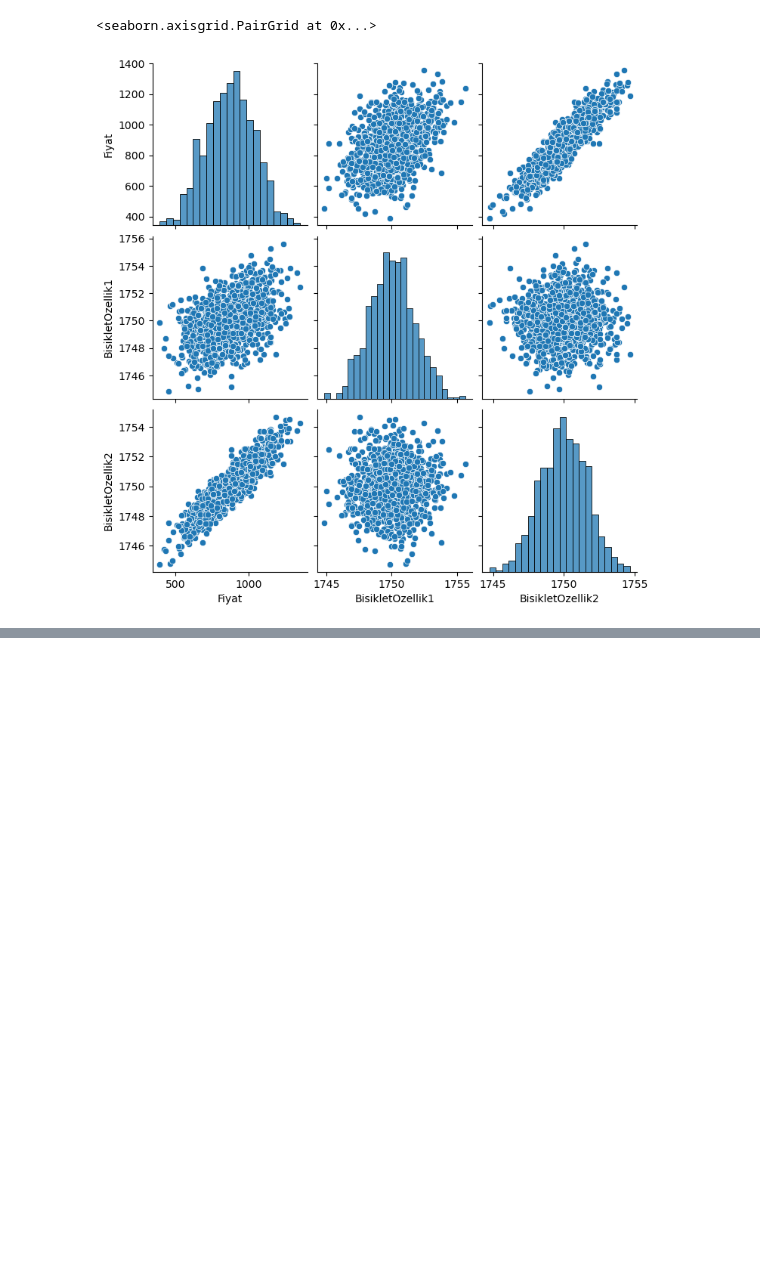
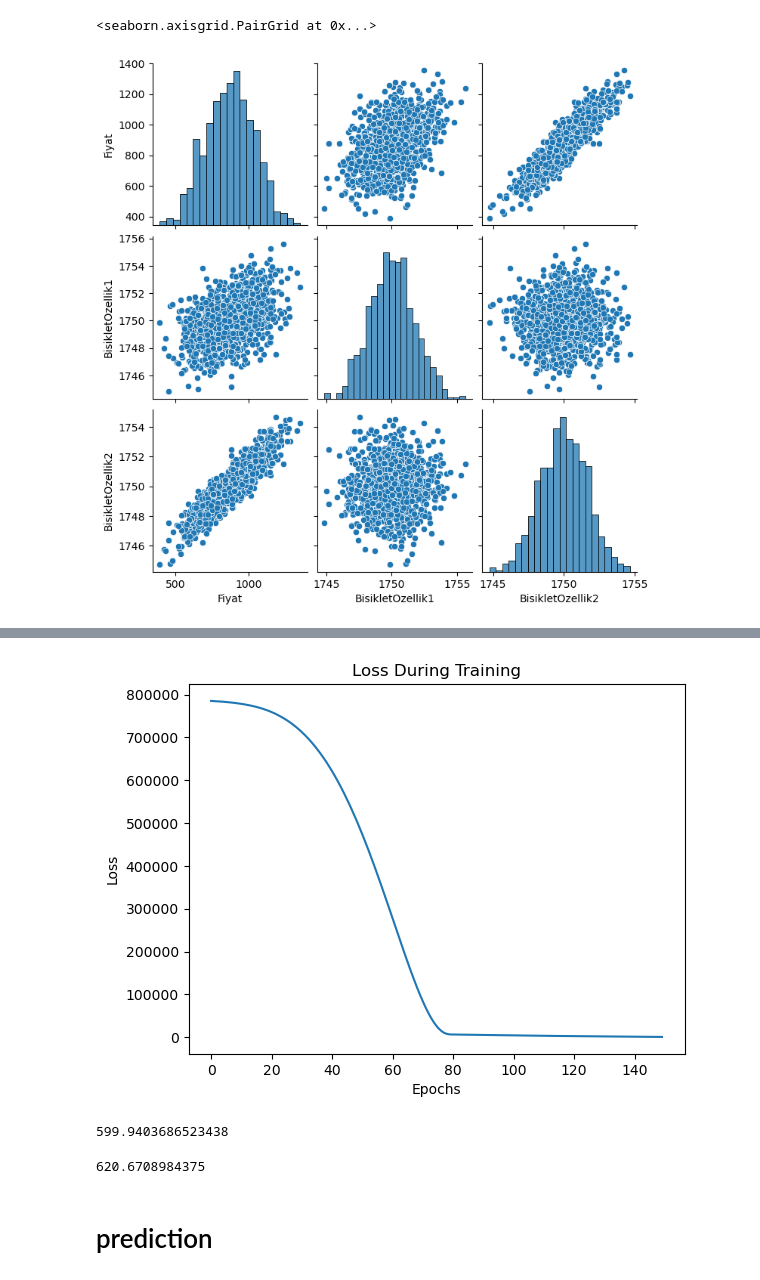
Before and after one commit to Gulciha-n/TensorFlow_MyNotes, a Jupyter notebook: 01-TensorFlow_intro.ipynb, the cells around one changed output, grey strips where cells are left out. Cells and saved outputs as stored; diff of their text form; code cells hidden in the pictures; blank space fills up the shorter version.

```diff
--- a/01-TensorFlow_intro.ipynb
+++ b/01-TensorFlow_intro.ipynb
@@ -37,0 +168,4 @@ sbn.pairplot(dataFrame)
+# %%
+X_train = scaler.transform(X_train)
+X_test = scaler.transform(X_test)
+# also we could write in one line : scaled_data = scaler.fit_transform(X_train)
@@ -37,0 +207,10 @@ sbn.pairplot(dataFrame)
+# %%
+model = Sequential()
+model.add(Dense(5,activation="relu"))
+model.add(Dense(5,activation="relu"))
+model.add(Dense(5,activation="relu"))
+# three hidden layers
+model.add(Dense(1))
+model.compile(optimizer="rmsprop" , loss="mse")
+# %%
+model.fit(X_train,Y_train,epochs=150)
@@ -37,0 +256,2 @@ sbn.pairplot(dataFrame)
+# %%
+loss_values = model.history.history["loss"]
@@ -37,0 +278,9 @@ sbn.pairplot(dataFrame)
+# %%
+import matplotlib.pyplot as plt
+plt.plot(loss_values)
+plt.xlabel("Epochs")
+plt.ylabel("Loss")
+plt.title("Loss During Training")
+plt.show()
+# %% [output]
+[figure, added]
@@ -37,0 +291,10 @@ sbn.pairplot(dataFrame)
+# %%
+train_loss
+# %% [output]
+599.9403686523438
+# %%
+test_loss
+# %% [output]
+620.6708984375
+# %% [markdown]
+# prediction
```
Also changed, not shown: parts of 54 cells of this notebook, 1 other file.
